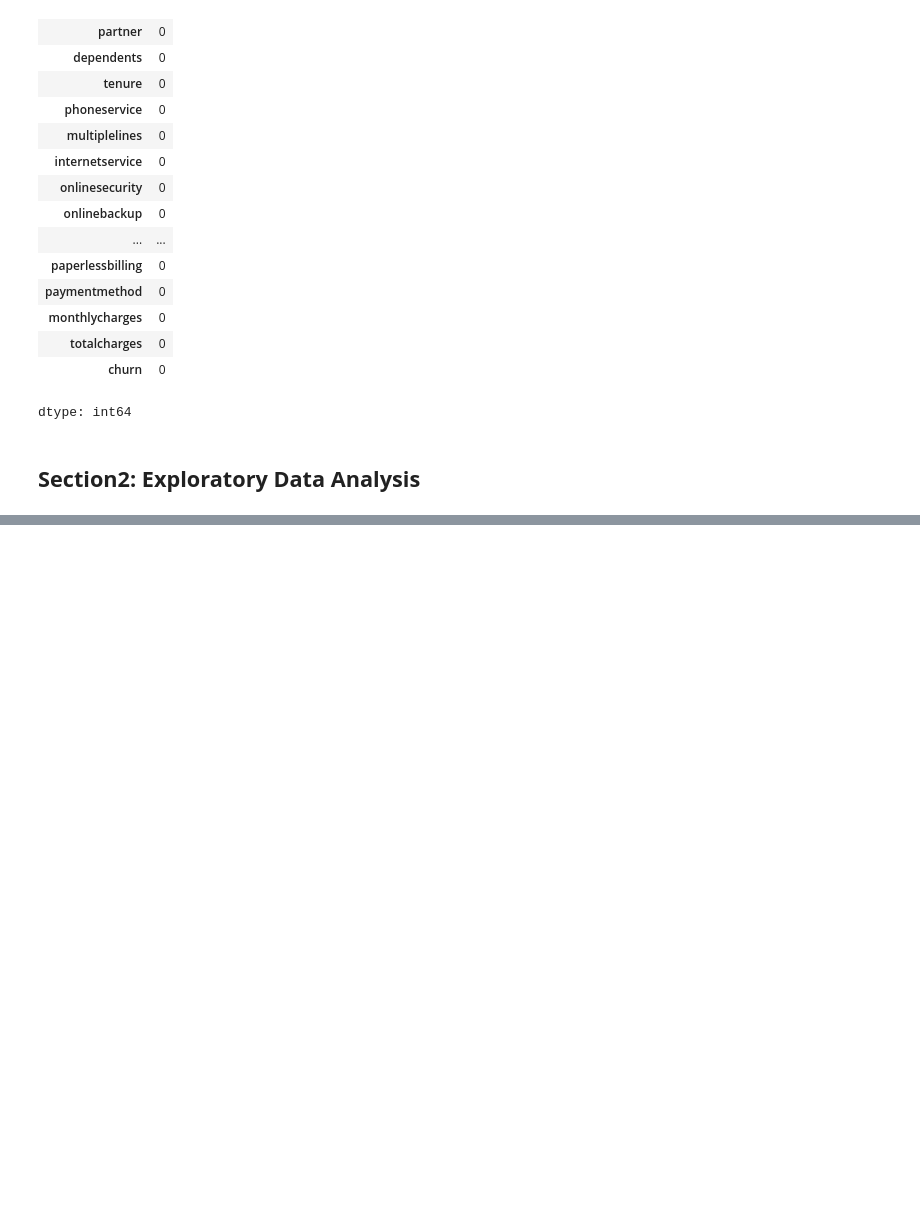
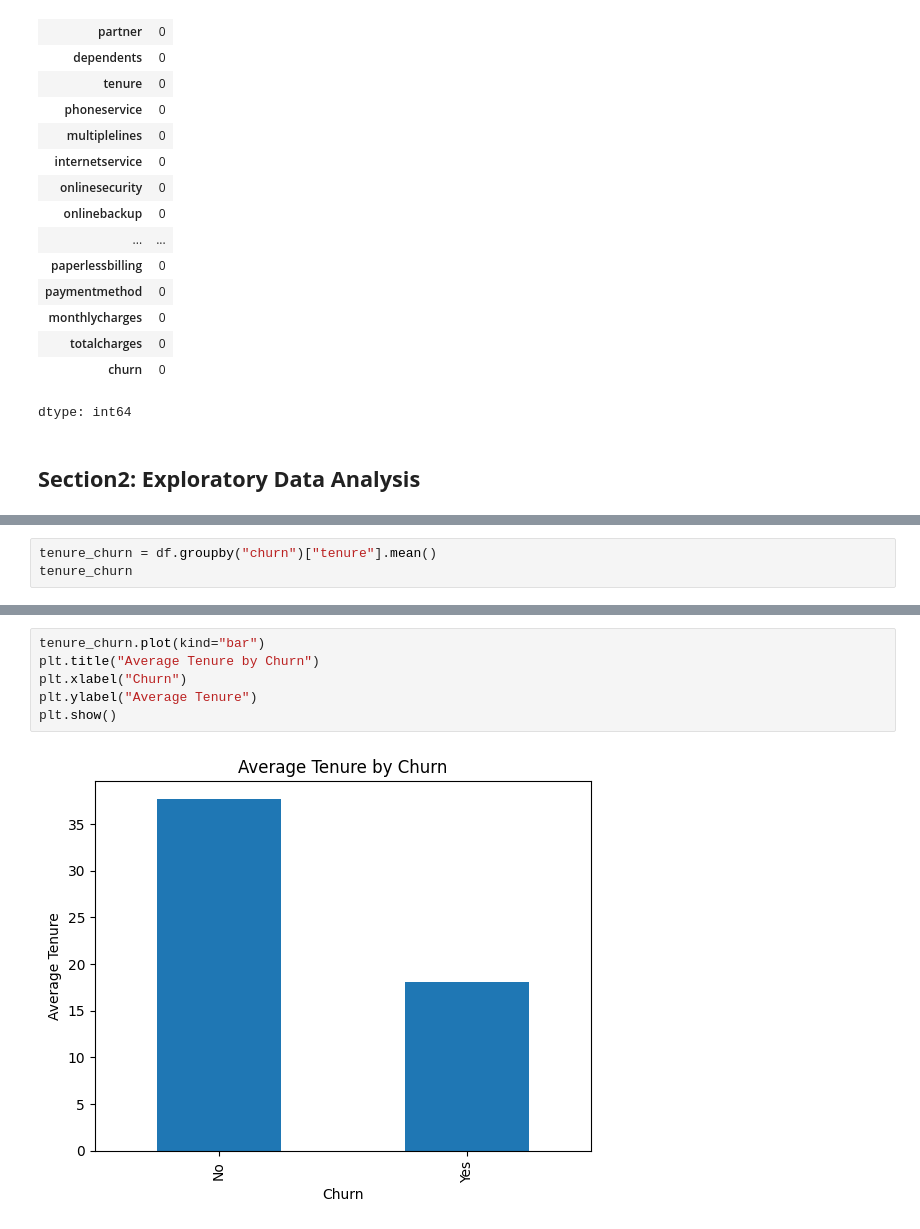
Before and after one commit to faris-alsherif/Customer-Churn-Prediction, a Jupyter notebook: Project_Customer_Churn_Prediction.ipynb, the cells around one changed output, grey strips where cells are left out. Drawn from its saved outputs; the diff is of its cells as text; blank space fills up the shorter version.

```diff
--- a/Project_Customer_Churn_Prediction.ipynb
+++ b/Project_Customer_Churn_Prediction.ipynb
@@ -360,0 +421,3 @@ dtype: int64
+# %%
+tenure_churn = df.groupby("churn")["tenure"].mean()
+tenure_churn
@@ -360,0 +430,8 @@ dtype: int64
+# %%
+tenure_churn.plot(kind="bar")
+plt.title("Average Tenure by Churn")
+plt.xlabel("Churn")
+plt.ylabel("Average Tenure")
+plt.show()
+# %% [output]
+[figure, added]
```
Also changed, not shown: parts of 11 cells of this notebook.
